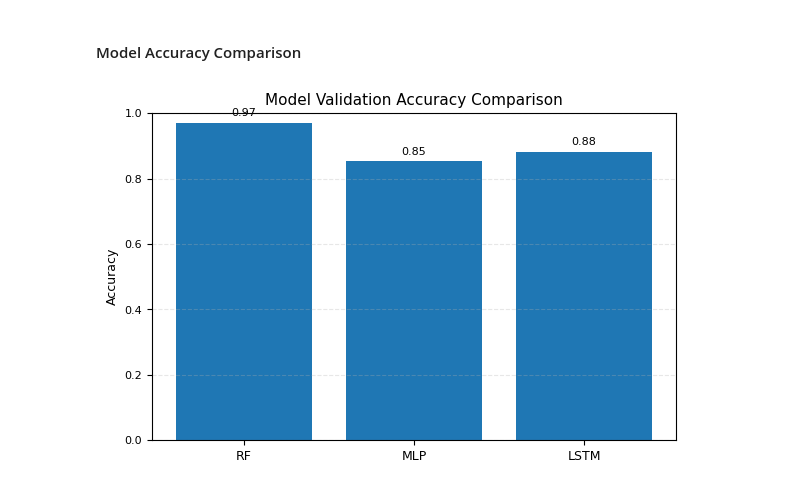
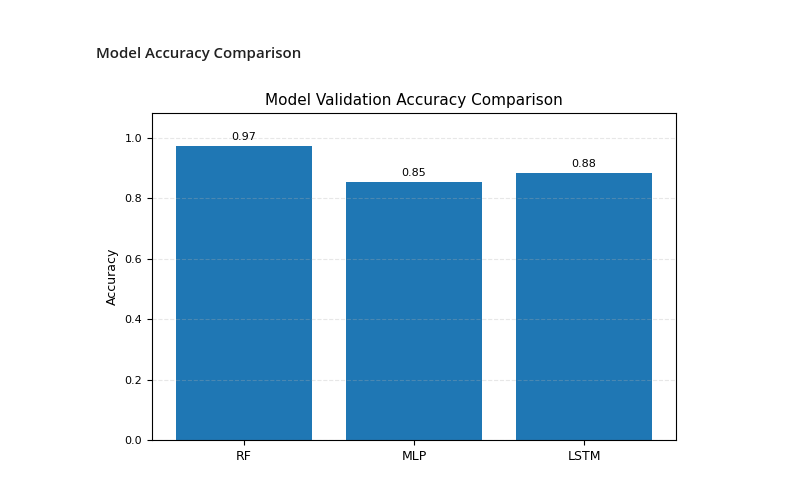
Before and after one commit to Satyabratadas/pose-insight, a Jupyter notebook: models_training.ipynb, the cells around one changed output. Cells and saved outputs as stored; diff of their text form; code cells hidden in the pictures.

```diff
--- a/models_training.ipynb
+++ b/models_training.ipynb
@@ -572,34 +677,36 @@ plt.figure(figsize=(6,4))
 bars = plt.bar(models, accuracies)
 
 plt.title("Model Validation Accuracy Comparison", fontsize=11)
 plt.ylabel("Accuracy", fontsize=9)
 
-plt.ylim(0, 1)
+# Add top margin so labels don't overlap
+plt.ylim(0, 1.08)
 
 plt.grid(axis="y", linestyle="--", alpha=0.3)
 
 plt.xticks(fontsize=9)
 plt.yticks(fontsize=8)
 
-# Add values
+# Add values above bars safely
 for bar in bars:
     height = bar.get_height()
     plt.text(
         bar.get_x() + bar.get_width()/2,
-        height + 0.02,
+        height + 0.015,
         f"{height:.2f}",
         ha="center",
+        va="bottom",
         fontsize=8
     )
 
 plt.tight_layout()
 
 plt.savefig(
     "/kaggle/working/plots/model_comparison_ieee.png",
     dpi=300,
     bbox_inches="tight"
 )
 
 plt.show()
 # %% [output]
-[figure, old version]
+[figure, new version]
```
Also changed, not shown: parts of 11 cells of this notebook, 4 other files.
